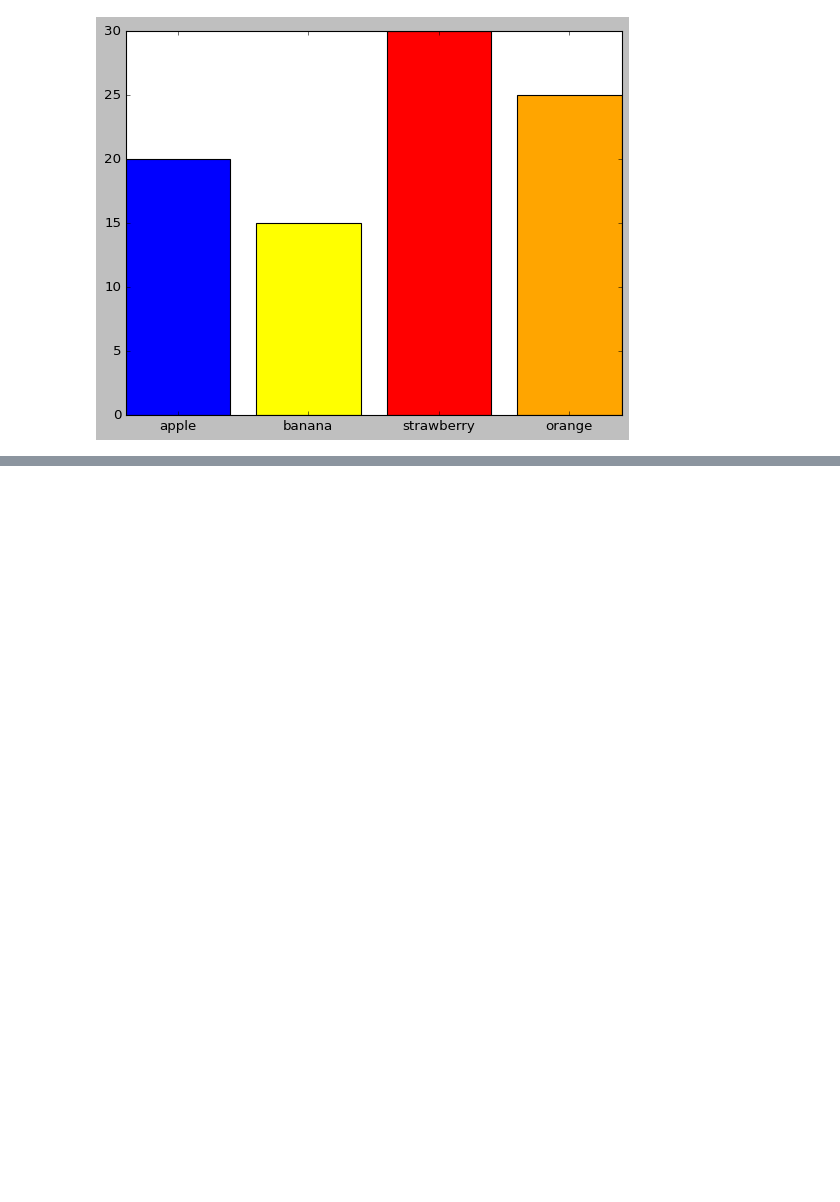
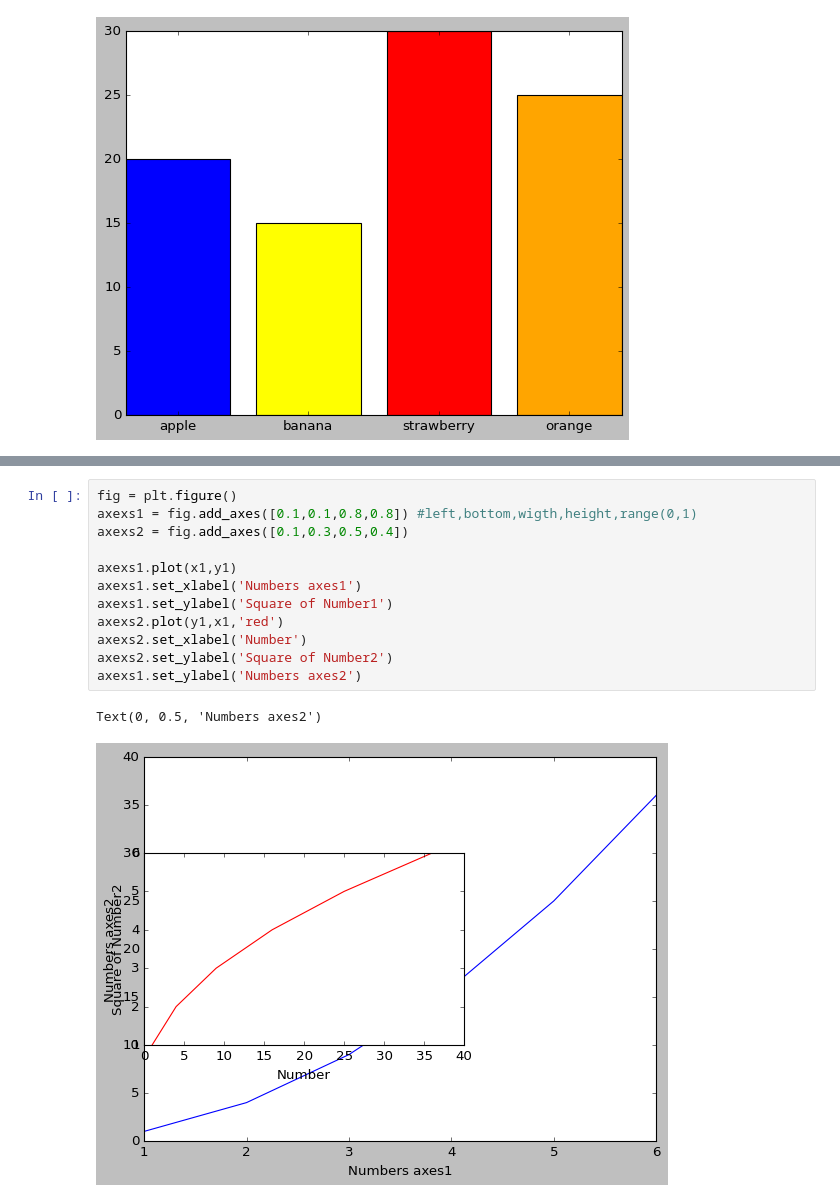
Before and after one commit to KomalKhalane25/matplotlib, a Jupyter notebook: matplotlib.ipynb, the cells around one changed output, grey strips where cells are left out. Drawn from its saved outputs; the diff is of its cells as text; blank space fills up the shorter version.

```diff
--- a/matplotlib.ipynb
+++ b/matplotlib.ipynb
@@ -149,0 +177,15 @@ plt.bar(fruits,counts,color=bar_colors)
+# %%
+fig = plt.figure()
+axexs1 = fig.add_axes([0.1,0.1,0.8,0.8]) #left,bottom,wigth,height,range(0,1)
+axexs2 = fig.add_axes([0.1,0.3,0.5,0.4])
+
+axexs1.plot(x1,y1)
+axexs1.set_xlabel('Numbers axes1')
+axexs1.set_ylabel('Square of Number1')
+axexs2.plot(y1,x1,'red')
+axexs2.set_xlabel('Number')
+axexs2.set_ylabel('Square of Number2')
+axexs1.set_ylabel('Numbers axes2')
+# %% [output]
+Text(0, 0.5, 'Numbers axes2')
+[figure, added]
```
Also changed, not shown: parts of 10 cells of this notebook.
